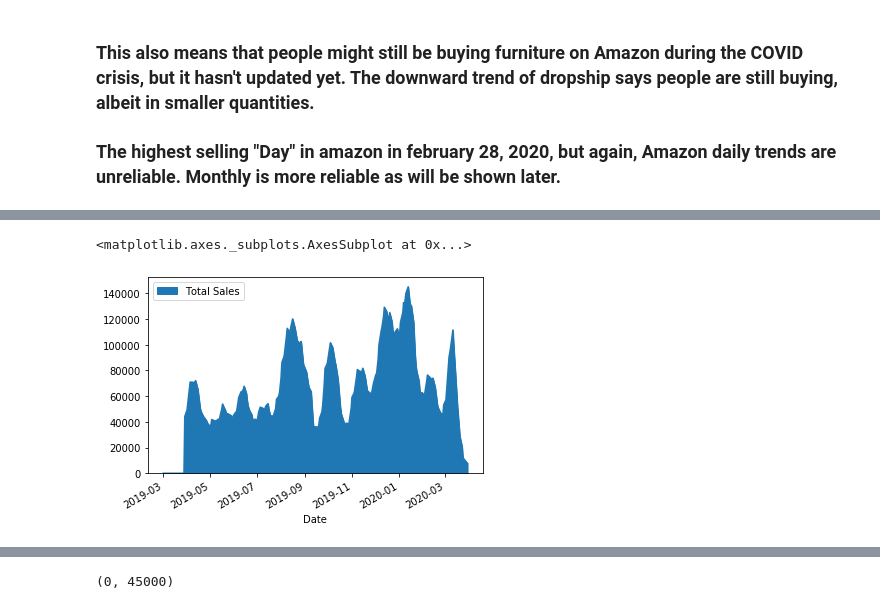
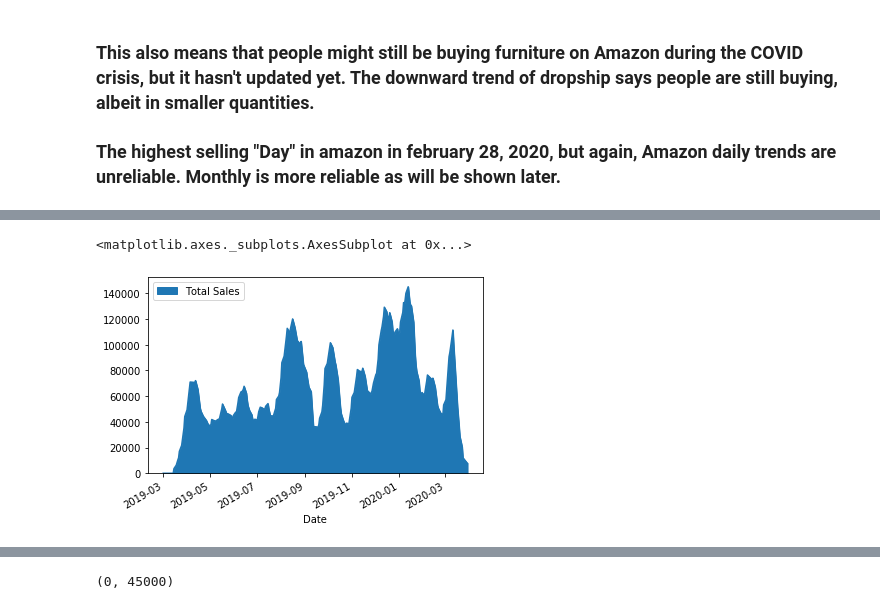
Before and after one commit to hjeffreywang/Amazon-Sales-Analysis, a Jupyter notebook: Data_exploration_transformation.ipynb, the cells around one changed output, grey strips where cells are left out. Drawn from its saved outputs; the diff is of its cells as text; code cells hidden in the pictures.

```diff
--- a/Data_exploration_transformation.ipynb
+++ b/Data_exploration_transformation.ipynb
@@ -107,6 +114,6 @@ dated.iloc[10:25]
 # %%
 #this is a rolling average to see what the real Amazon total sales should look like
-dated.rolling(21, win_type='triang').mean().plot.area(y='Total Sales')
+dated.rolling(21, win_type='triang', min_periods=5).mean().plot.area(y='Total Sales')
 # %% [output]
 <matplotlib.axes._subplots.AxesSubplot at 0x...>
-[figure, old version]
+[figure, new version]
```
Also changed, not shown: parts of 4 cells of this notebook.
